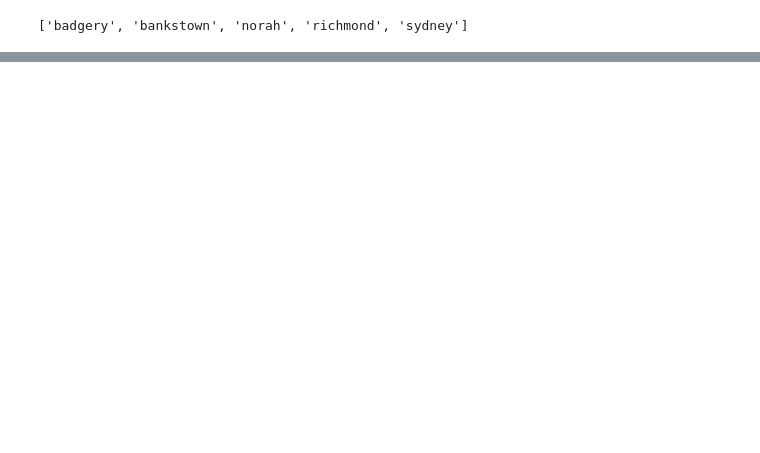
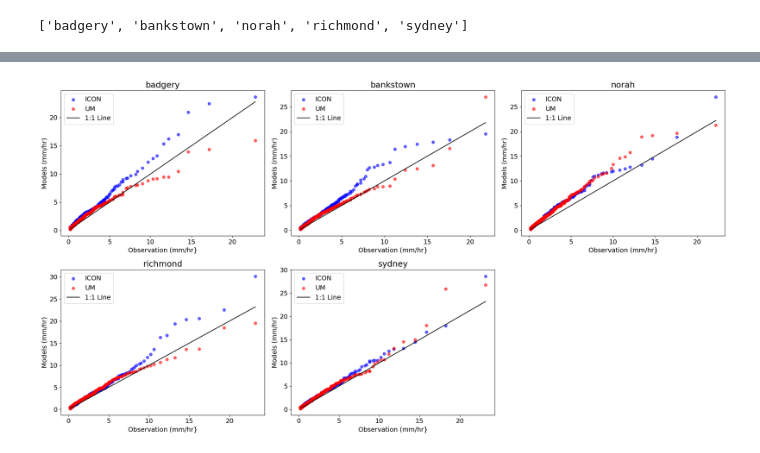
Before and after one commit to 21centuryweather/hk25-AusNode-ExtremePrecipitation, a Jupyter notebook: Code/s_QQ_plots_stationdata_modeldata.ipynb, the cells around one changed output, grey strips where cells are left out. Drawn from its saved outputs; the diff is of its cells as text; code cells hidden in the pictures; blank space fills up the shorter version.

Commit message:
fixed code for calculating quantiles

```diff
--- a/Code/s_QQ_plots_stationdata_modeldata.ipynb
+++ b/Code/s_QQ_plots_stationdata_modeldata.ipynb
@@ -103,0 +29,76 @@ plt.show()
+# %%
+import numpy as np
+n_stations = len(stations)
+ncols = 3
+nrows = (n_stations + ncols - 1) // ncols
+fig, axes = plt.subplots(nrows=nrows, ncols=ncols, figsize=(7 * ncols, 5.5 * nrows))
+#fig, axes = plt.subplots(nrows=nrows, ncols=ncols, figsize=(6 * ncols, 4.5 * nrows))
+axes = axes.flatten()
+
+#### size of figures and text inside plot
+import matplotlib
+import matplotlib.pyplot as plt
+
+
+matplotlib.rcParams.update({
+    'font.size': 14,           # Default font size
+    'axes.titlesize': 16,      # Title of each subplot
+    'axes.labelsize': 14,      # X and Y axis labels
+    'xtick.labelsize': 14,     # X tick labels
+    'ytick.labelsize': 14,     # Y tick labels
+    'legend.fontsize': 14      # Legend text
+})
+
+for i, station in enumerate(stations):
+    obs_path = os.path.join(obs_folder, f'{station}_1h.csv')
+    mod1_path = os.path.join(mod1_folder, f'{station}_z10.csv')
+    mod2_path = os.path.join(mod2_folder, f'{station}_z10.csv')
+
+    if not os.path.exists(obs_path):
+        print(f'⚠️ Missing obs file: {obs_path}')
+        continue
+    if not os.path.exists(mod1_path) or not os.path.exists(mod2_path):
+        print(f'⚠️ Missing model file for station: {station}')
+        continue
+
+    # Load data
+    obs = pd.read_csv(obs_path).select_dtypes(include='number').iloc[:, 0].dropna().reset_index(drop=True)
+    mod1 = pd.read_csv(mod1_path).select_dtypes(include='number').iloc[:, 0].dropna().reset_index(drop=True)
+    mod2 = pd.read_csv(mod2_path).select_dtypes(include='number').iloc[:, 0].dropna().reset_index(drop=True)
+
+    # Align and mask
+    obs_mask=(obs >= 0.2)
+    mod1_mask= (mod1 >= 0.2)
+    mod2_mask=(mod2>=0.2)
+    obs_filted=obs[obs_mask]
+    mod1_filted=mod1[mod1_mask]
+    mod2_filted=mod2[mod2_mask]
+
+
+
+
+    ## final lenght
+    final_len = min(len(obs_filted), len(mod1_filted), len(mod2_filted))
+    obs=np.quantile(obs_filted,quantile)
+    mod1=np.quantile(mod1_filted,quantile)
+    mod2=np.quantile(mod2_filted,quantile)
+
+    # Plot
+    ax = axes[i]
+    ax.scatter(obs, mod1, alpha=0.6, label='ICON', color='blue')
+    ax.scatter(obs, mod2, alpha=0.6, label='UM', color='red')
+    ax.plot([obs.min(), obs.max()], [obs.min(), obs.max()], 'black', label='1:1 Line')
+    ax.set_title(station.replace('_', ' '), size=18)
+    ax.set_xlabel('Observation (mm/hr}')
+    ax.set_ylabel('Models (mm/hr)')
+    ax.legend(fontsize=14)
+
+# Hide unused axes
+for j in range(i + 1, len(axes)):
+    fig.delaxes(axes[j])
+
+plt.tight_layout()
+plt.savefig('Sydney_QQ_hr_precip_plots.png', dpi=300, bbox_inches='tight')
+plt.show()
+# %% [output]
+[figure, added]
```
Also changed, not shown: parts of 1 cell of this notebook.
